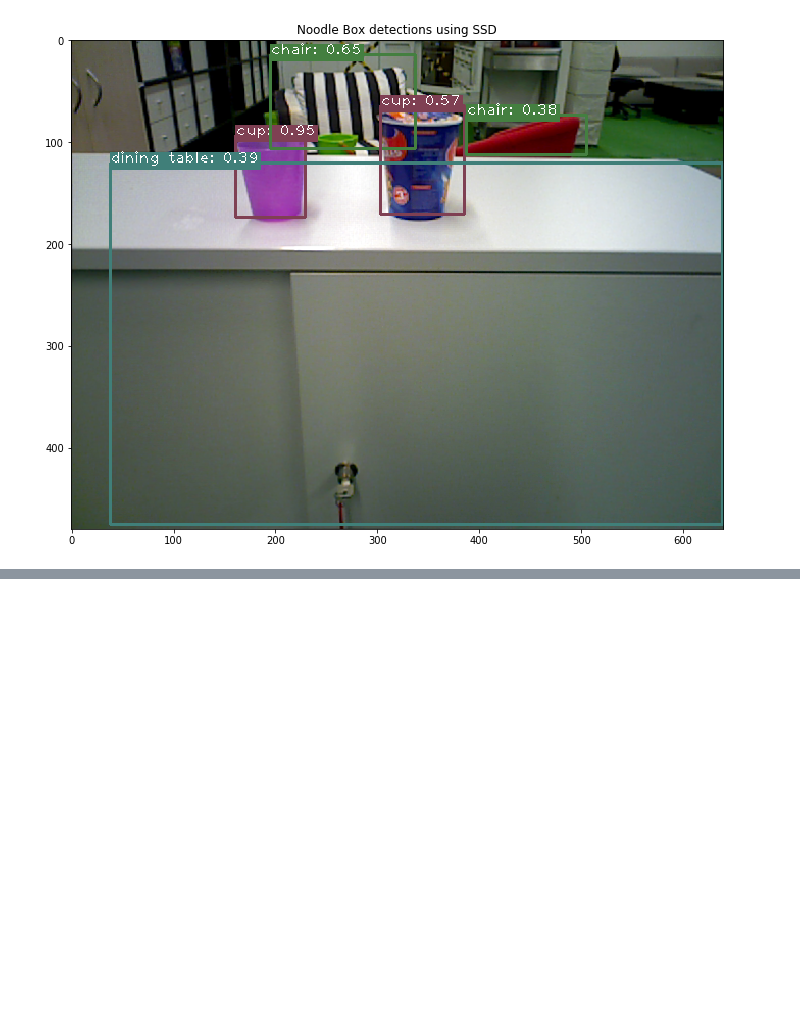
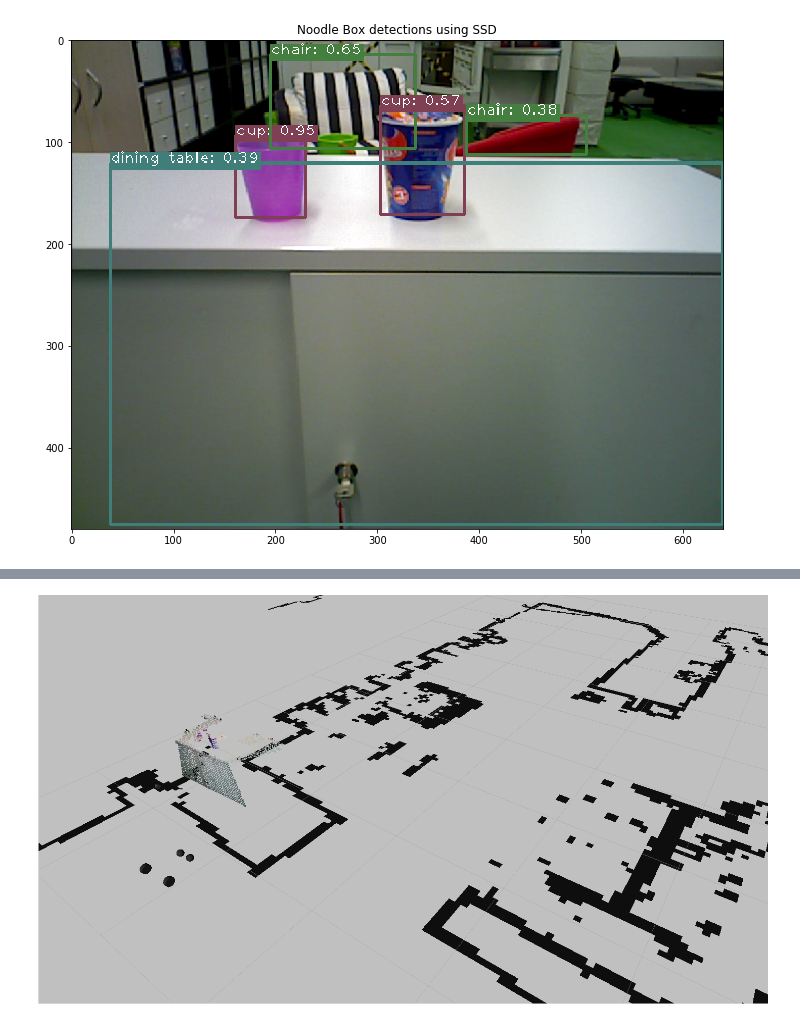
Before and after one commit to b-it-bots/mas_tutorials, a Jupyter notebook: domestic_robotics/perception.ipynb, the cells around one changed output, grey strips where cells are left out. Saved outputs shown, nothing was run; the diff lists cells and outputs as text; code cells hidden in the pictures; blank space fills up the shorter version.

```diff
--- a/domestic_robotics/perception.ipynb
+++ b/domestic_robotics/perception.ipynb
@@ -223,0 +262,4 @@ display_image(ssd_image, 12, 'Noodle Box detections using SSD')
+# %%
+display.Image('images/pointcloud_filtered.png')
+# %% [output]
+[figure, added]
```
Also changed, not shown: parts of 11 cells of this notebook, 4 other files.
